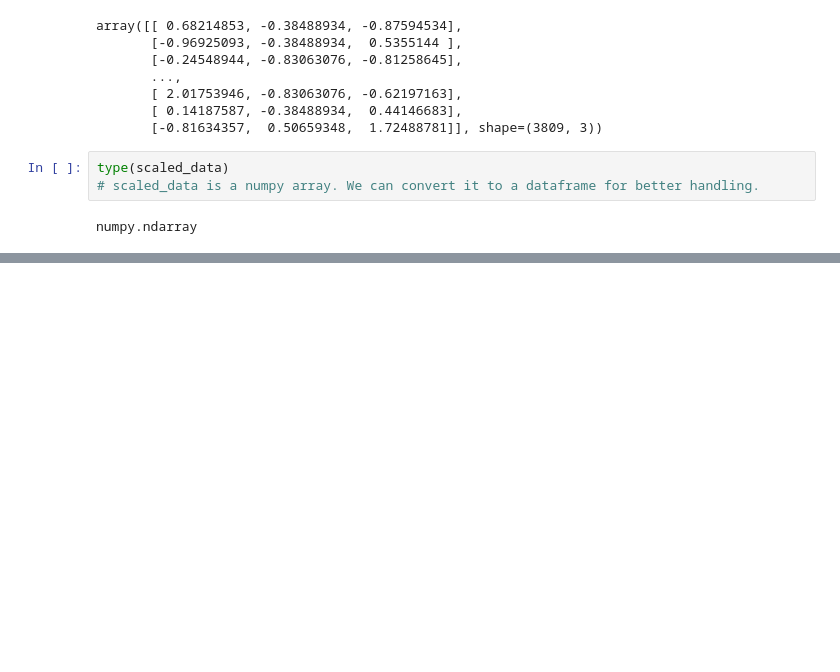
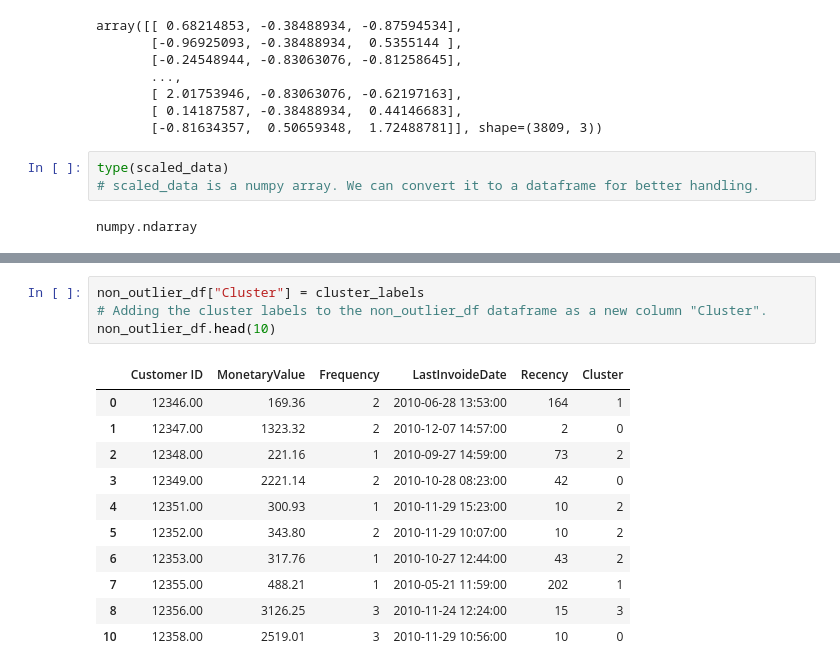
Before and after one commit to EmiTR/KMeans_Clustering, a Jupyter notebook: Kmeans_Customers_Segmentation.ipynb, the cells around one changed output, grey strips where cells are left out. Drawn from its saved outputs; the diff is of its cells as text; blank space fills up the shorter version.

```diff
--- a/Kmeans_Customers_Segmentation.ipynb
+++ b/Kmeans_Customers_Segmentation.ipynb
@@ -600,0 +672,16 @@ scaled_data_df
+# %%
+non_outlier_df["Cluster"] = cluster_labels
+# Adding the cluster labels to the non_outlier_df dataframe as a new column "Cluster".
+non_outlier_df.head(10)
+# %% [output]
+|  | Customer ID | MonetaryValue | Frequency | LastInvoideDate | Recency | Cluster |
+| 0 | 12346.00 | 169.36 | 2 | 2010-06-28 13:53:00 | 164 | 1 |
+| 1 | 12347.00 | 1323.32 | 2 | 2010-12-07 14:57:00 | 2 | 0 |
+| 2 | 12348.00 | 221.16 | 1 | 2010-09-27 14:59:00 | 73 | 2 |
+| 3 | 12349.00 | 2221.14 | 2 | 2010-10-28 08:23:00 | 42 | 0 |
+| 4 | 12351.00 | 300.93 | 1 | 2010-11-29 15:23:00 | 10 | 2 |
+| 5 | 12352.00 | 343.80 | 2 | 2010-11-29 10:07:00 | 10 | 2 |
+| 6 | 12353.00 | 317.76 | 1 | 2010-10-27 12:44:00 | 43 | 2 |
+| 7 | 12355.00 | 488.21 | 1 | 2010-05-21 11:59:00 | 202 | 1 |
+| 8 | 12356.00 | 3126.25 | 3 | 2010-11-24 12:24:00 | 15 | 3 |
+| 10 | 12358.00 | 2519.01 | 3 | 2010-11-29 10:56:00 | 10 | 0 |
```
Also changed, not shown: parts of 12 cells of this notebook.
